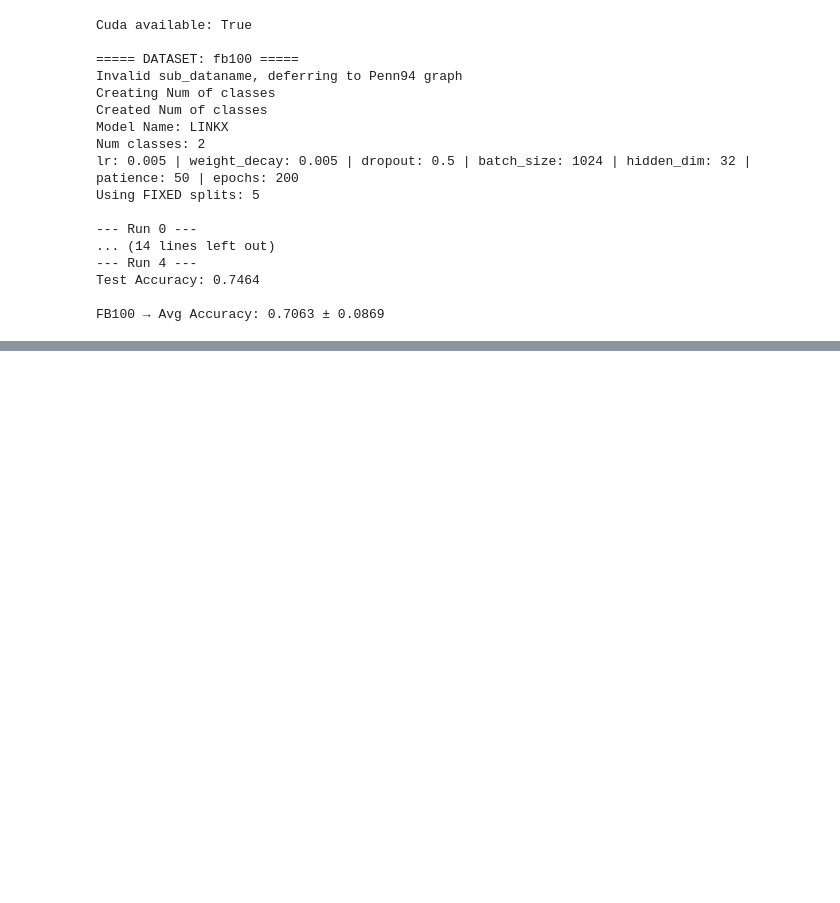
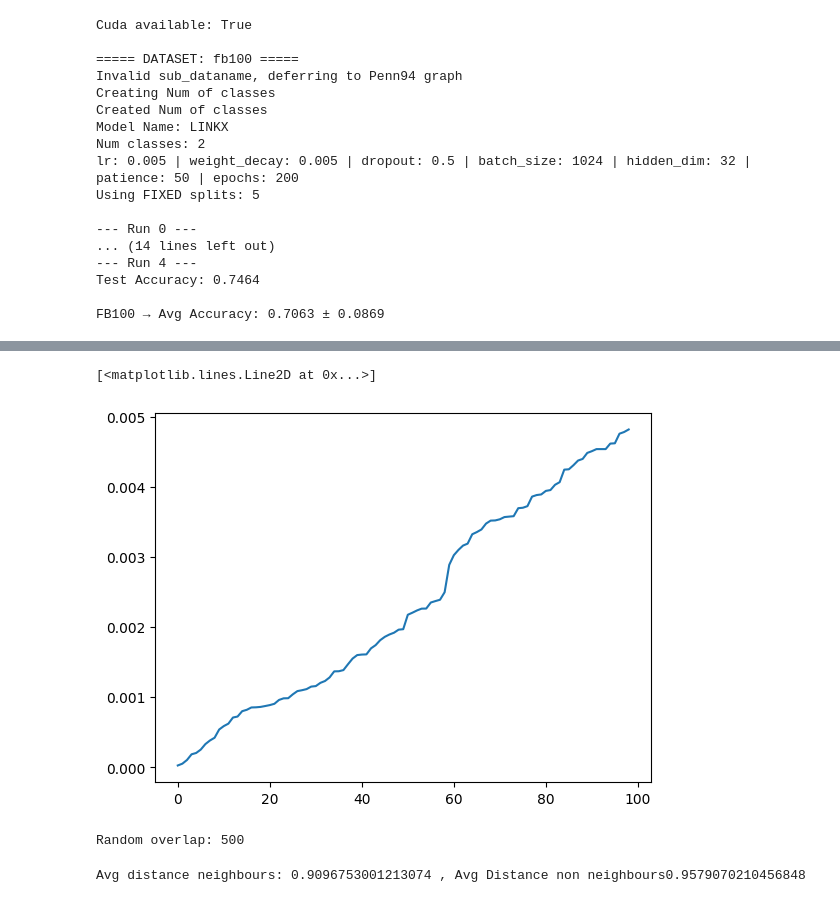
Before and after one commit to AshutoshKumar1007/GNN-Message-Passing-Survey, a Jupyter notebook: HeterophilicGNN/LINKX/Analysis.ipynb, the cells around one changed output, grey strips where cells are left out. Cells and saved outputs as stored; diff of their text form; code cells hidden in the pictures; blank space fills up the shorter version.

```diff
--- a/HeterophilicGNN/LINKX/Analysis.ipynb
+++ b/HeterophilicGNN/LINKX/Analysis.ipynb
@@ -131,6 +131,7 @@ for i in range(len(models)):
 # %%
 from models import LINKXC
 
+args = get_args()
 data = load_data('fb100',args)
 # embedding = get_emb(models[0], data_)
 
@@ -301,0 +422,14 @@ OutOfMemoryError: CUDA out of memory. Tried to allocate 6.43 GiB. GPU 0 has a to
+# %%
+import torch
+
+node = 10567
+top_nearest = 30
+emb_i = embedding[node]
+
+dists = torch.norm(embedding - emb_i, dim=1)
+
+# sort
+sorted_idx = torch.argsort(dists)
+
+print("Top 10 nearest:", sorted_idx[1:top_nearest])
+print("Their distances:", dists[sorted_idx[1:top_nearest]])
@@ -301,0 +447,33 @@ OutOfMemoryError: CUDA out of memory. Tried to allocate 6.43 GiB. GPU 0 has a to
+# %%
+import matplotlib.pyplot as plt
+
+
+dist = dists[sorted_idx[1:100]].tolist()
+plt.plot(dist)
+# %% [output]
+[<matplotlib.lines.Line2D at 0x...>]
+[figure, added]
+# %%
+import random
+
+def random_overlap(node):
+    deg = len(adj_list[node])
+    rand_nodes = random.sample(range(len(adj_list)), deg)
+    return len(set(rand_nodes) & adj_list[node])
+
+node = 10567
+print("Random overlap:", random_overlap(node))
+# %% [output]
+Random overlap: 500
+# %%
+
+N,D = embedding.shape
+neighbors = list(adj_list[i])
+non_neighbors = list(set(range(N)) - set(neighbors) - {i})
+
+dist_neighbors = dists[neighbors]
+dist_non_neighbors = dists[non_neighbors]
+
+print(f"Avg distance neighbours: {dist_neighbors.mean()} , Avg Distance non neighbours{dist_non_neighbors.mean()}")
+# %% [output]
+Avg distance neighbours: 0.9096753001213074 , Avg Distance non neighbours0.9579070210456848
```
Also changed, not shown: parts of 20 cells of this notebook.
